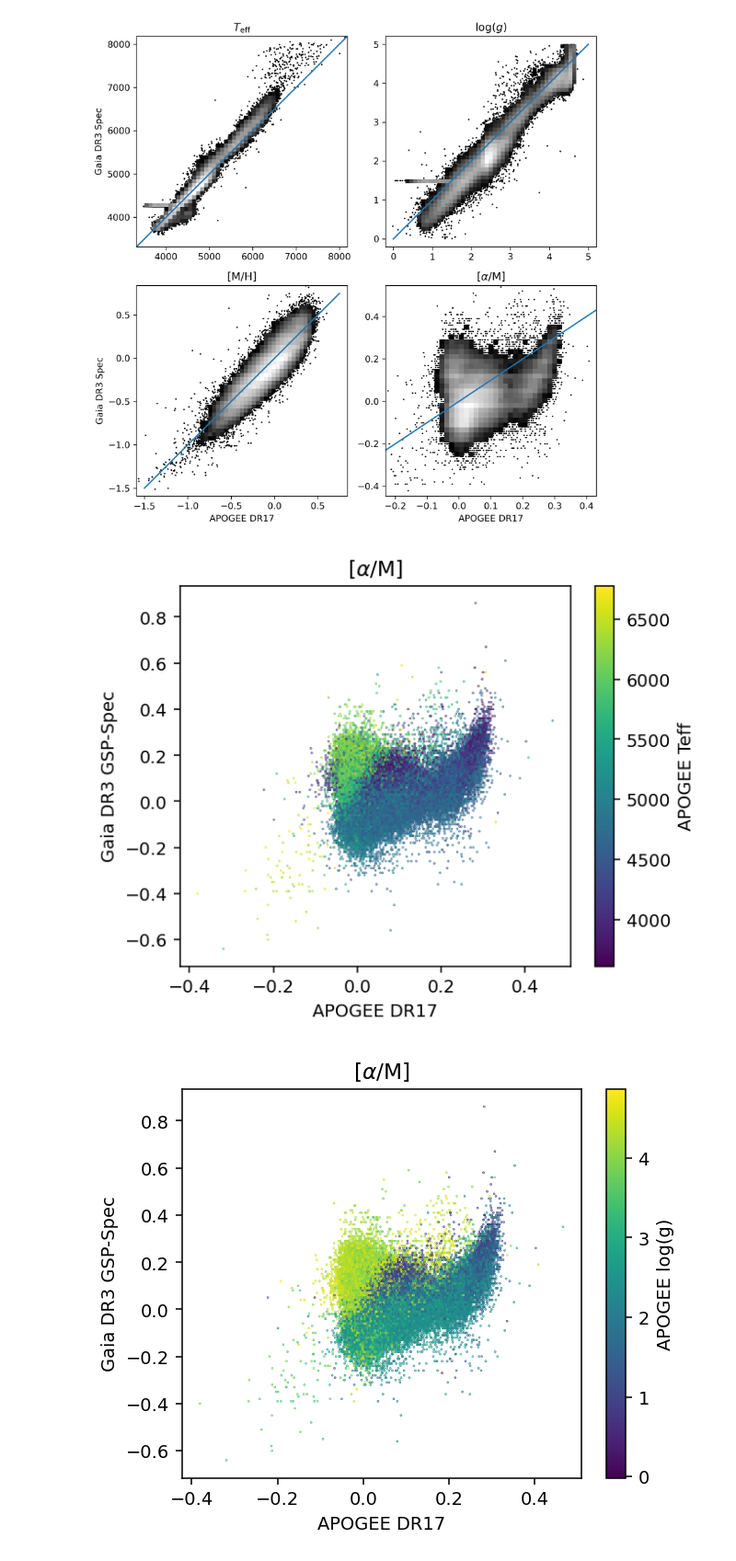
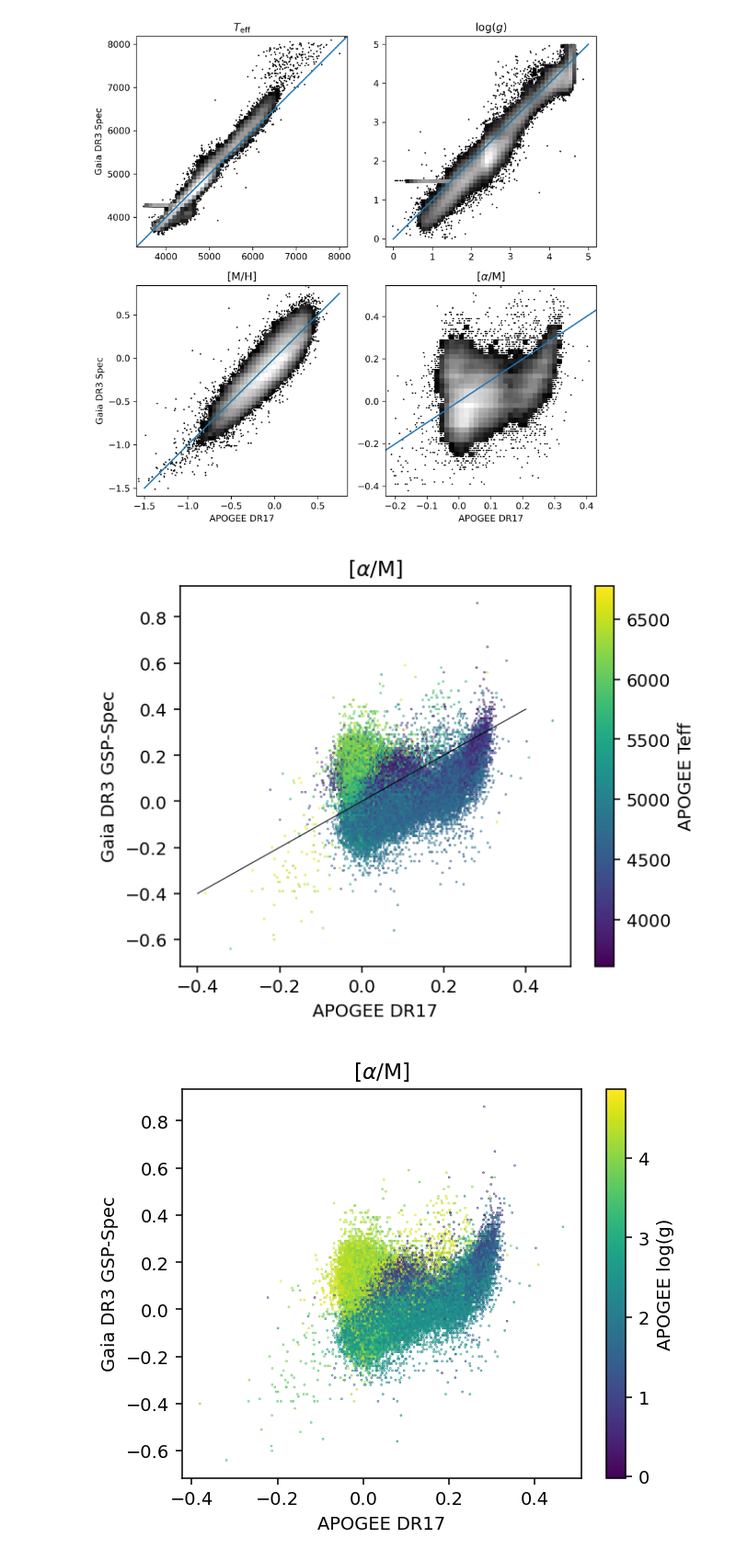
Before and after one commit to lodubay/gaia-sprint, a Jupyter notebook: apogee_alpha_abund.ipynb, the cells around one changed output. Shown at 92% size. Drawn from its saved outputs; the diff is of its cells as text; code cells hidden in the pictures.

```diff
--- a/compare_apogee.ipynb
+++ b/apogee_alpha_abund.ipynb
@@ -80,7 +80,7 @@ def scatter_hist(ax, x, y, xlim=None, ylim=None, log_norm=True, cmap='gray',
 Import ASPCAP allStar file and make some preliminary quality cuts.
 Also remove any entries without a 2MASS ID (a very small percentage).
 # %%
-aspcap_path = Path("data/allStarLite-dr17-synspec.fits")
+aspcap_path = Path('data/allStarLite-dr17-synspec.fits')
 # Import APOGEE allStar data
 aspcap_table = Table.read(aspcap_path, format='fits', hdu=1)
 # Separate paramflags into individual columns
@@ -108,20 +108,20 @@ aspcap_df = aspcap_df.sort_values(['APOGEE_ID', 'SNREV'])\
 # Replace NaN stand-in values with NaN
 aspcap_df.replace(99.999, np.nan, inplace=True)
 # Replace NaN in ASPCAPFLAGS with empty string
-aspcap_df["ASPCAPFLAGS"].replace(np.nan, "", inplace=True)
+aspcap_df['ASPCAPFLAGS'].replace(np.nan, '', inplace=True)
 # Replace '' with 'none' in columns of type 'object'
 # aspcap_df.replace('', 'none', inplace=True)
 # Remove VESTA
 aspcap_df.drop(0, inplace=True)
 # Weed out bad flags
 fatal_flags = (2**23) # STAR_BAD
-aspcap_df = aspcap_df[aspcap_df["ASPCAPFLAG"] & fatal_flags == 0]
+aspcap_df = aspcap_df[aspcap_df['ASPCAPFLAG'] & fatal_flags == 0]
 aspcap_df.reset_index(inplace=True, drop=True)
 # Copy 2Mass ID column without "2M" prefix
 # also limit to targets with a 2Mass ID
-aspcap_df = aspcap_df[aspcap_df["APOGEE_ID"].str.contains("2M")]
-aspcap_df["TMASS_ID"] = [id[2:] for id in aspcap_df.APOGEE_ID.tolist()]
-aspcap_df["TMASS_ID"].to_csv("data/apogee_tmass_ids.csv", index=False, header=False)
+aspcap_df = aspcap_df[aspcap_df['APOGEE_ID'].str.contains('2M')
+aspcap_df['TMASS_ID'] = [id[2:] for id in aspcap_df.APOGEE_ID.tolist()]
+aspcap_df['TMASS_ID'].to_csv('data/apogee_tmass_ids.csv', index=False, header=False)
 
 aspcap_df
 # %% [output]
@@ -235,3 +252,10 @@ alldata
+# %%
+logg_calib = lambda x: -0.5809 + 0.7018*x + -0.2402*x**2 + 0.0239*x**3
+teff_calib = lambda t: -6.696 + 20.877*t + -21.0967*t**2 + 6.8313*t**3
+
+alldata["alphafe_gspspec_calib"] = alldata["alphafe_gspspec"] + \
+    logg_calib(alldata["logg_gspspec"]) + \
+    teff_calib(alldata["teff_gspspec"]/5750)
 # %%
 rg = alldata[(alldata["TEFF"] < 6000) & (alldata["LOGG"] < 4)]
 # %%
@@ -467,13 +438,14 @@ plt.show()
 # %%
 fig, ax = plt.subplots(dpi=140, figsize=(5, 4))
 pc = ax.scatter(hiq["ALPHA_M"], hiq["alphafe_gspspec"], s=0.1, c=hiq["TEFF"])
+ax.plot([-0.4, 0.4], [-0.4, 0.4], c='k', linewidth=0.5)
 fig.colorbar(pc, label="APOGEE Teff")
 ax.set_xlabel("APOGEE DR17")
 ax.set_ylabel("Gaia DR3 GSP-Spec")
 ax.set_title(r"[$\alpha$/M]")
 plt.show()
 # %% [output]
-[figure, old version]
+[figure, new version]
 # %%
 fig, ax = plt.subplots(dpi=140, figsize=(5, 4))
 pc = ax.scatter(hiq["ALPHA_M"], hiq["alphafe_gspspec"], s=0.1, c=hiq["LOGG"])
```
Also changed, not shown: parts of 12 cells of this notebook, 1 other file.
